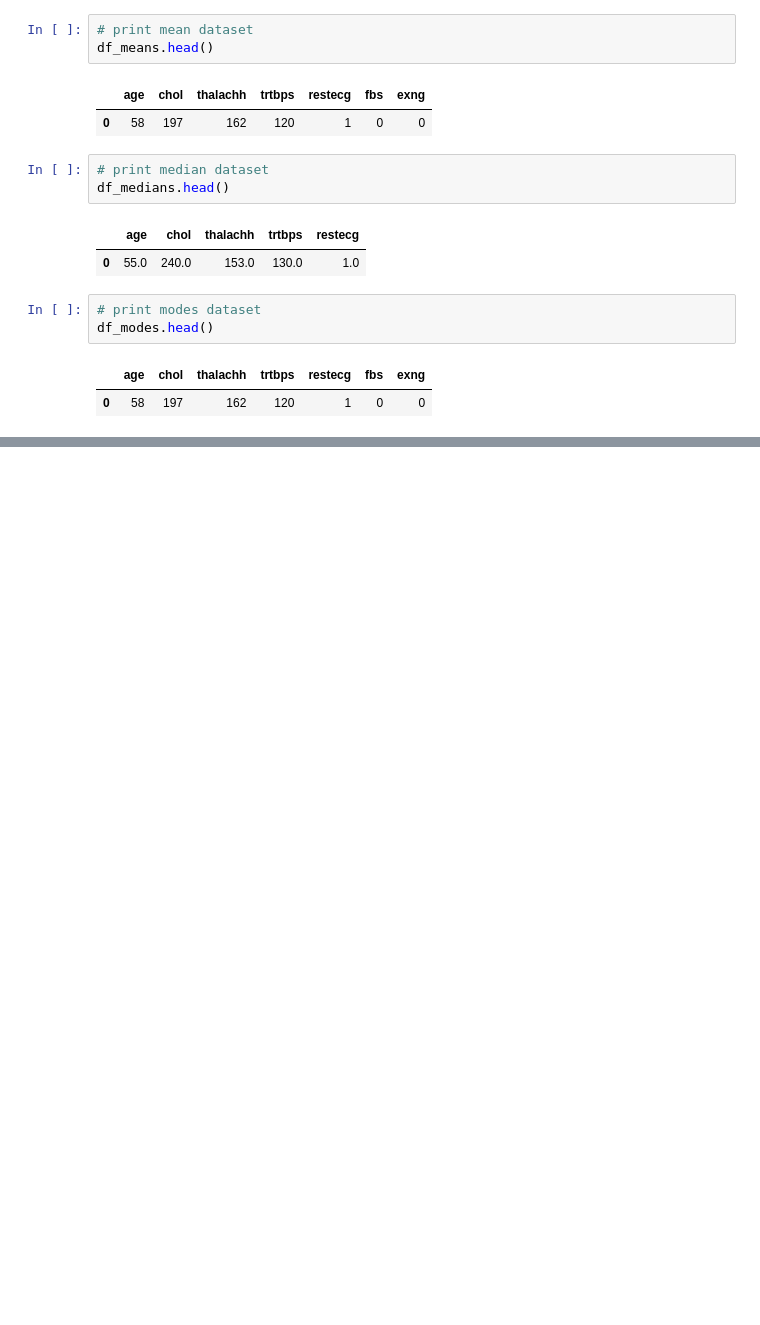
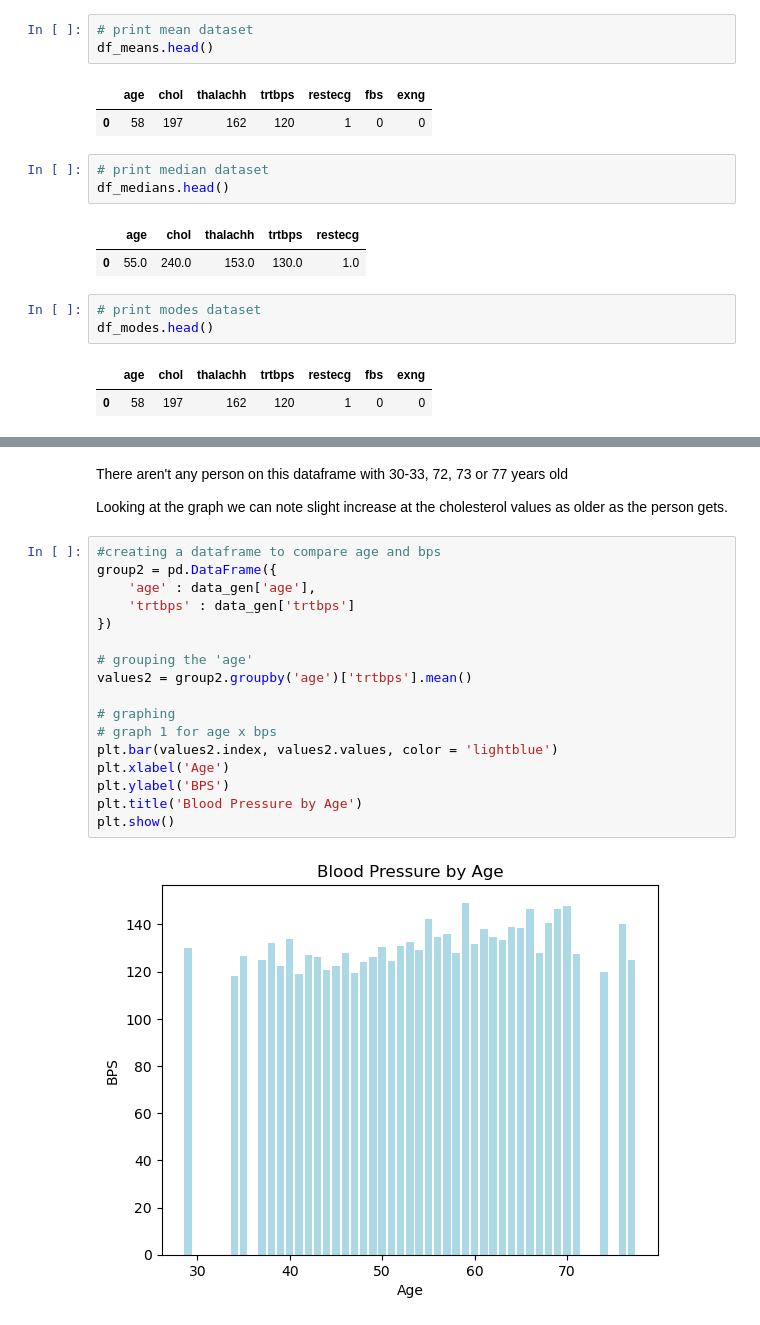
Before and after one commit to gustavopin/HeartAttackAnalysis, a Jupyter notebook: analysis.ipynb, the cells around one changed output, grey strips where cells are left out. Drawn from its saved outputs; the diff is of its cells as text; blank space fills up the shorter version.

```diff
--- a/analysis.ipynb
+++ b/analysis.ipynb
@@ -116,0 +143,23 @@ df_modes.head()
+# %% [markdown]
+There aren't any person on this dataframe with 30-33, 72, 73 or 77 years old
+
+Looking at the graph we can note slight increase at the cholesterol values as older as the person gets.
+# %%
+#creating a dataframe to compare age and bps
+group2 = pd.DataFrame({
+    'age' : data_gen['age'],
+    'trtbps' : data_gen['trtbps']
+})
+
+# grouping the 'age'
+values2 = group2.groupby('age')['trtbps'].mean()
+
+# graphing
+# graph 1 for age x bps
+plt.bar(values2.index, values2.values, color = 'lightblue')
+plt.xlabel('Age')
+plt.ylabel('BPS')
+plt.title('Blood Pressure by Age')
+plt.show()
+# %% [output]
+[figure, added]
```
Also changed, not shown: parts of 7 cells of this notebook.
